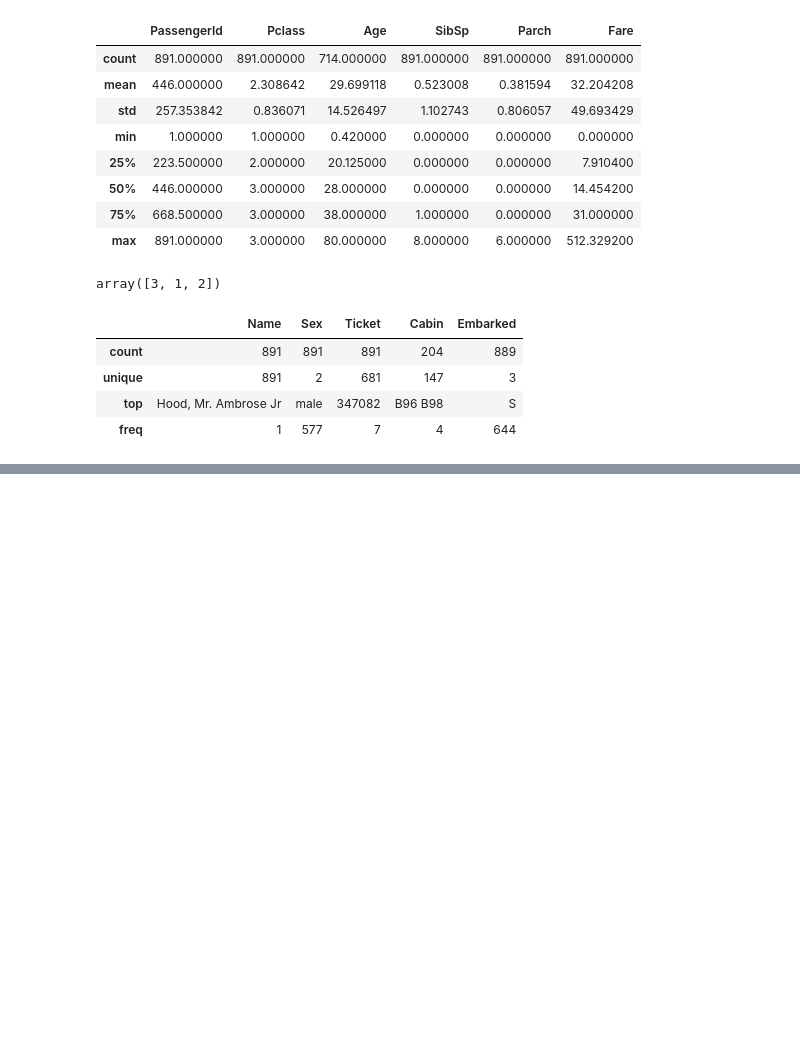
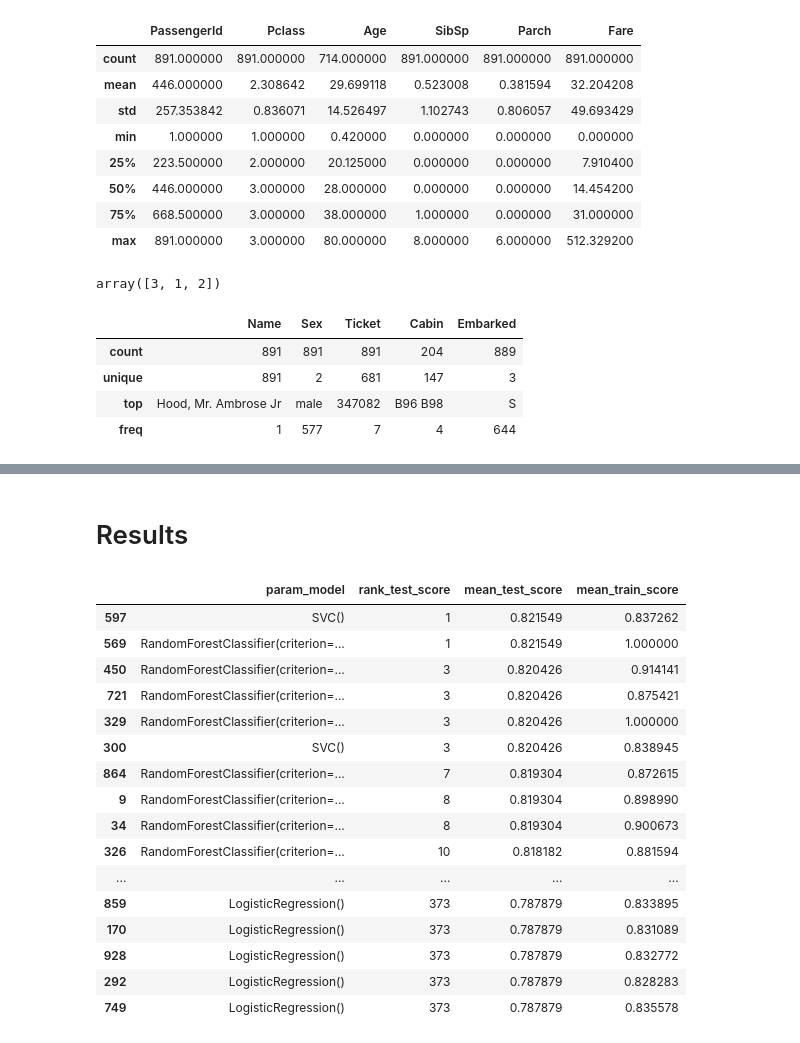
Before and after one commit to FreeJ99/Kaggle, a Jupyter notebook: Titanic/Visualization.ipynb, the cells around one changed output, grey strips where cells are left out. Saved outputs shown, nothing was run; the diff lists cells and outputs as text; code cells hidden in the pictures; blank space fills up the shorter version.

```diff
--- a/Titanic/Visualization.ipynb
+++ b/Titanic/Visualization.ipynb
@@ -109,0 +83,2 @@ results[["param_model", "rank_test_score", "mean_test_score", "mean_train_score"
+# %% [markdown]
+# Results
@@ -109,0 +122,20 @@ results[["param_model", "rank_test_score", "mean_test_score", "mean_train_score"
+# %%
+all_results(results)
+# %% [output]
+|  | param_model | rank_test_score | mean_test_score | mean_train_score |
+| 597 | SVC() | 1 | 0.821549 | 0.837262 |
+| 569 | RandomForestClassifier(criterion=... | 1 | 0.821549 | 1.000000 |
+| 450 | RandomForestClassifier(criterion=... | 3 | 0.820426 | 0.914141 |
+| 721 | RandomForestClassifier(criterion=... | 3 | 0.820426 | 0.875421 |
+| 329 | RandomForestClassifier(criterion=... | 3 | 0.820426 | 1.000000 |
+| 300 | SVC() | 3 | 0.820426 | 0.838945 |
+| 864 | RandomForestClassifier(criterion=... | 7 | 0.819304 | 0.872615 |
+| 9 | RandomForestClassifier(criterion=... | 8 | 0.819304 | 0.898990 |
+| 34 | RandomForestClassifier(criterion=... | 8 | 0.819304 | 0.900673 |
+| 326 | RandomForestClassifier(criterion=... | 10 | 0.818182 | 0.881594 |
+| ... | ... | ... | ... | ... |
+| 859 | LogisticRegression() | 373 | 0.787879 | 0.833895 |
+| 170 | LogisticRegression() | 373 | 0.787879 | 0.831089 |
+| 928 | LogisticRegression() | 373 | 0.787879 | 0.832772 |
+| 292 | LogisticRegression() | 373 | 0.787879 | 0.828283 |
+| 749 | LogisticRegression() | 373 | 0.787879 | 0.835578 |
```
Also changed, not shown: parts of 9 cells of this notebook, 1 other file.
